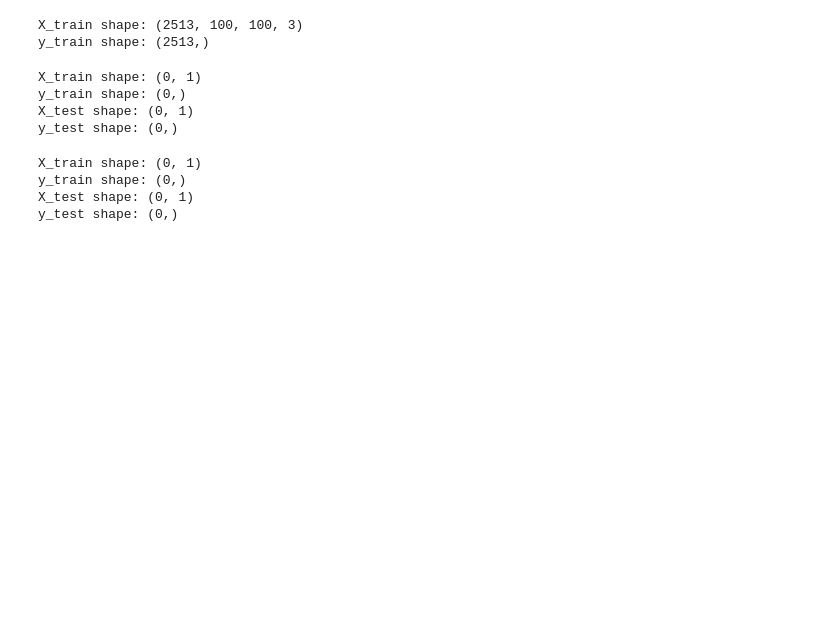
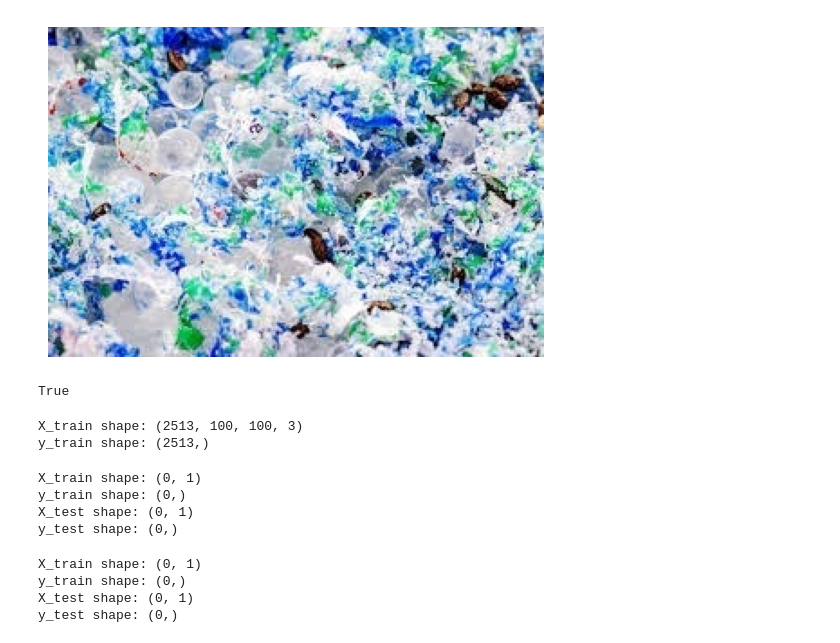
Before and after one commit to vaishali312003/TRY, a Jupyter notebook: model.ipynb, the cells around one changed output. Drawn from its saved outputs; the diff is of its cells as text; code cells hidden in the pictures; blank space fills up the shorter version.

```diff
--- a/model.ipynb
+++ b/model.ipynb
@@ -5,24 +5,28 @@ import pandas as pd
 # %%
 import cv2
 from matplotlib import pyplot as plt
 
+
 # Load an image from disk
-image = cv2.imread('OIP_3.jpg')
+image = cv2.imread('image3.jpg')
 
 # Convert the image from BGR to RGB (OpenCV loads images in BGR format by default)
 image_rgb = cv2.cvtColor(image, cv2.COLOR_BGR2RGB)
 
 # Check if the image was loaded successfully
 if image is not None:
     # Display the image using Matplotlib
     plt.imshow(image_rgb)
     plt.axis('off')  # Hide axis
     plt.show()
 else:
     print("Error: Unable to load the image.")
 
 # Save the image to disk in a different format
-cv2.imwrite('OIP_3.png', image)
+cv2.imwrite('image3.jpg', image)
+# %% [output]
+[figure, added]
+True
 # %%
 import os
 import cv2
```
Also changed, not shown: parts of 4 cells of this notebook, 5 other files.
